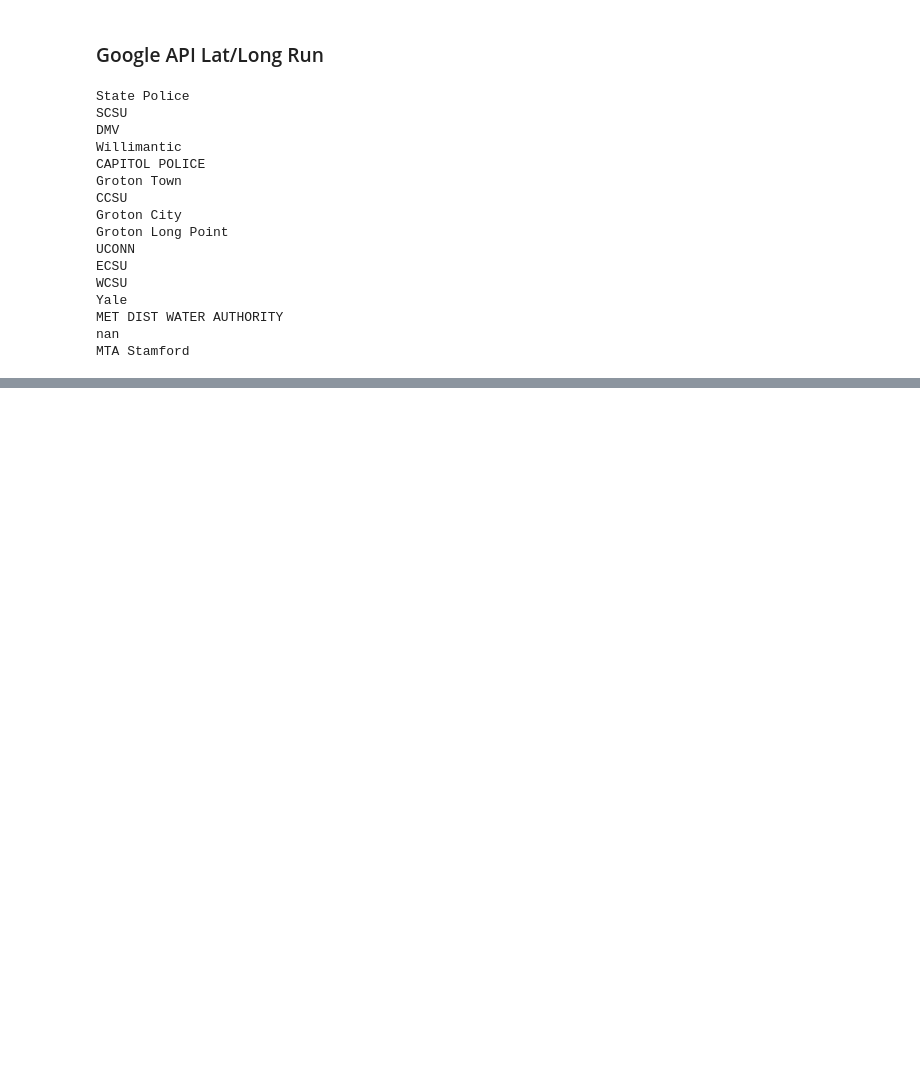
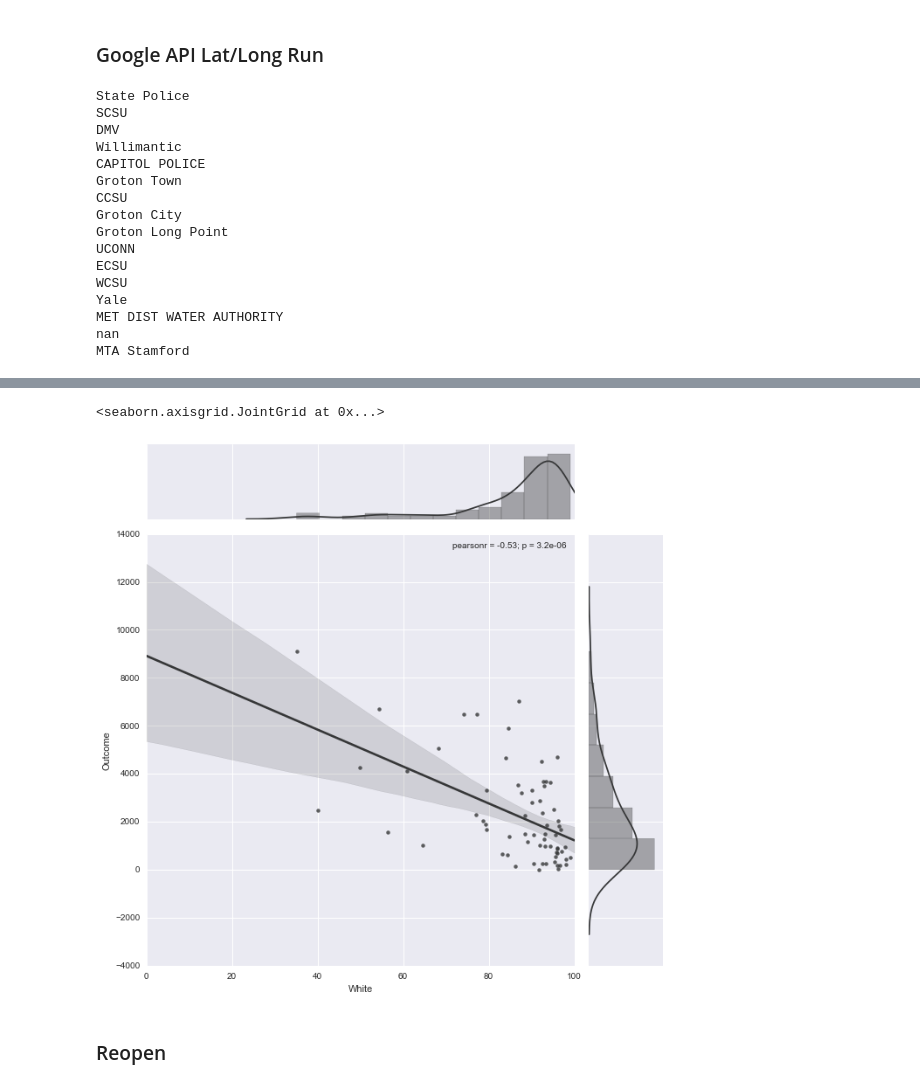
Before and after one commit to aaharrison/GeneralAssembly, a Jupyter notebook: Capstone/Traffic Stop Capstone Analysis.ipynb, the cells around one changed output, grey strips where cells are left out. Cells and saved outputs as stored; diff of their text form; code cells hidden in the pictures; blank space fills up the shorter version.

```diff
--- a/Capstone/Traffic Stop Capstone Analysis.ipynb
+++ b/Capstone/Traffic Stop Capstone Analysis.ipynb
@@ -1134,0 +1219,8 @@ df = df.merge(demographic, left_on = "Unique ID", right_index = True)
+# %%
+sns.jointplot(x = demographic["White"], y = demographic["Outcome"], xlim = [0,100],
+              kind = "reg", color = "#363738", size = 9)
+# %% [output]
+<seaborn.axisgrid.JointGrid at 0x...>
+[figure, added]
+# %% [markdown]
+### Reopen
```
Also changed, not shown: parts of 16 cells of this notebook.
